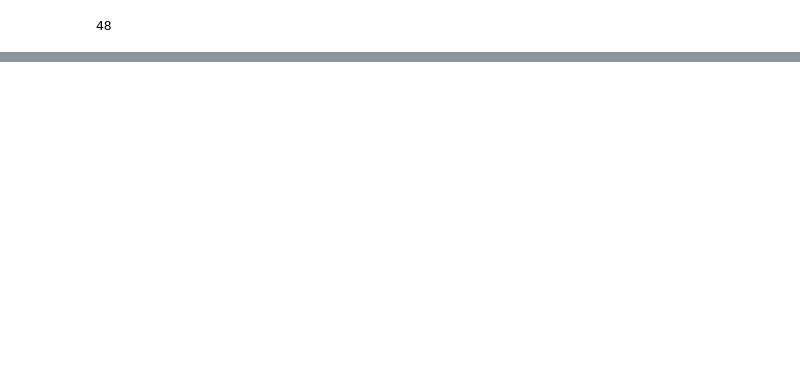
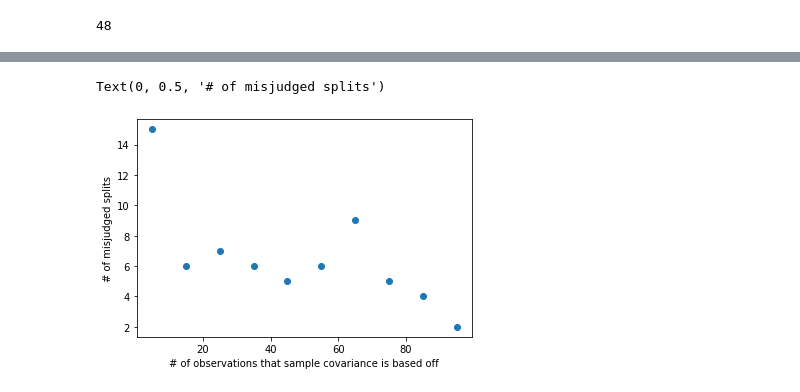
Before and after one commit to teaguetomesh/vqe-term-grouping, a Jupyter notebook: hamiltonian_statistics.ipynb, the cells around one changed output, grey strips where cells are left out. Drawn from its saved outputs; the diff is of its cells as text; code cells hidden in the pictures; blank space fills up the shorter version.

Commit message:
Simulation and plot code for Aspuru-Guzik example in arxiv paper

```diff
--- a/hamiltonian_statistics.ipynb
+++ b/hamiltonian_statistics.ipynb
@@ -824,0 +874,12 @@ len([delta for delta in expected_state_preps_delta if delta < 0])
+# %%
+SMALL_SIZE = 8
+MEDIUM_SIZE = 10
+BIGGER_SIZE = 12
+
+plt.rc('font', size=12)          # controls default text sizes
+plt.rc('axes', titlesize=15)     # fontsize of the axes title
+plt.rc('axes', labelsize=14)    # fontsize of the x and y labels
+plt.rc('xtick', labelsize=14)    # fontsize of the tick labels
+plt.rc('ytick', labelsize=14)    # fontsize of the tick labels
+plt.rc('legend', fontsize=14)    # legend fontsize
+plt.rc('figure', titlesize=BIGGER_SIZE)  # fontsize of the figure title
@@ -824,0 +954,7 @@ len([delta for delta in expected_state_preps_delta if delta < 0])
+# %%
+plt.scatter(range(5,105,10), [15,6,7,6,5,6,9,5,4,2])
+plt.xlabel("# of observations that sample covariance is based off")
+plt.ylabel("# of misjudged splits")
+# %% [output]
+Text(0, 0.5, '# of misjudged splits')
+[figure, added]
```
Also changed, not shown: parts of 23 cells of this notebook.
